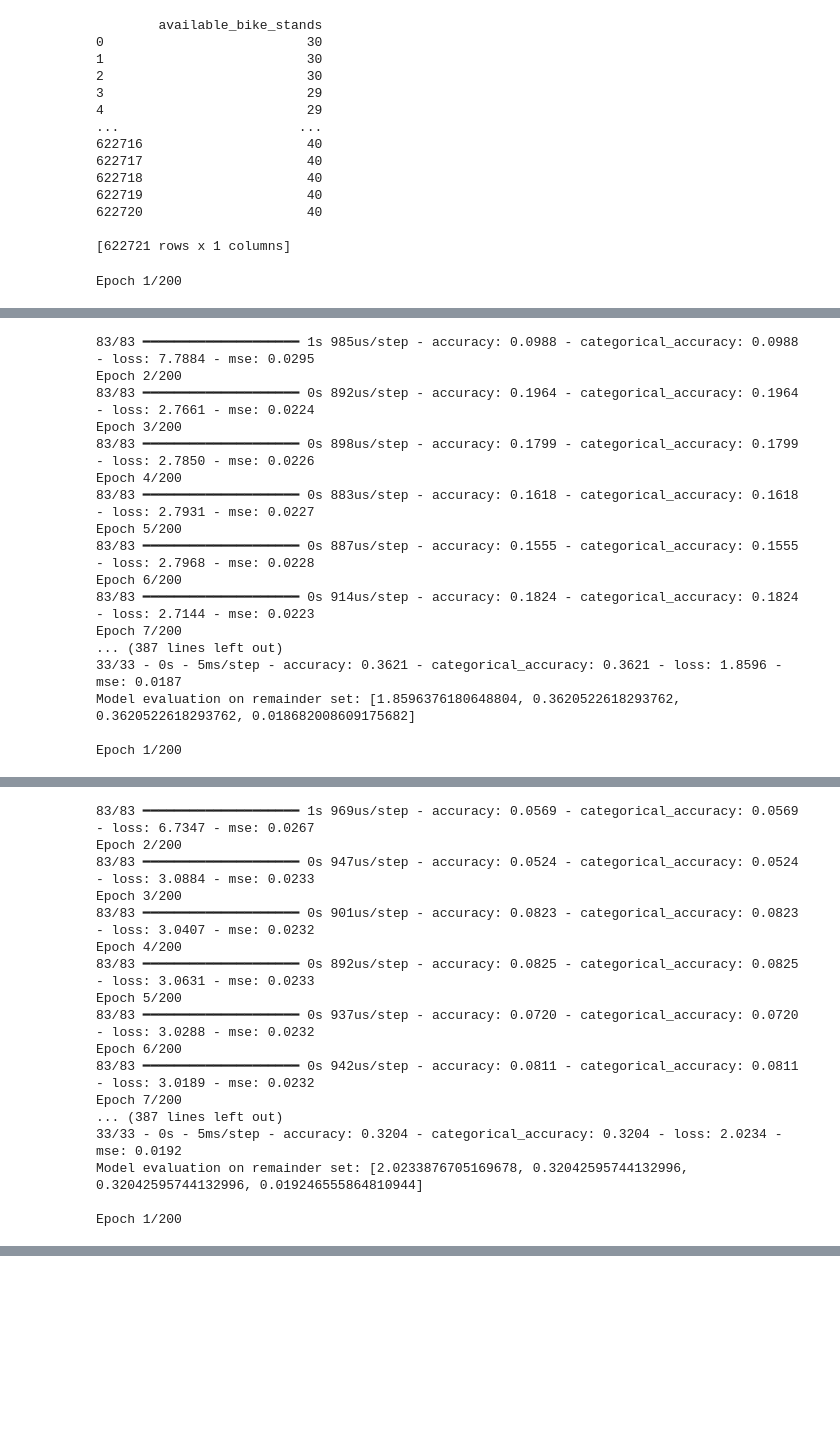
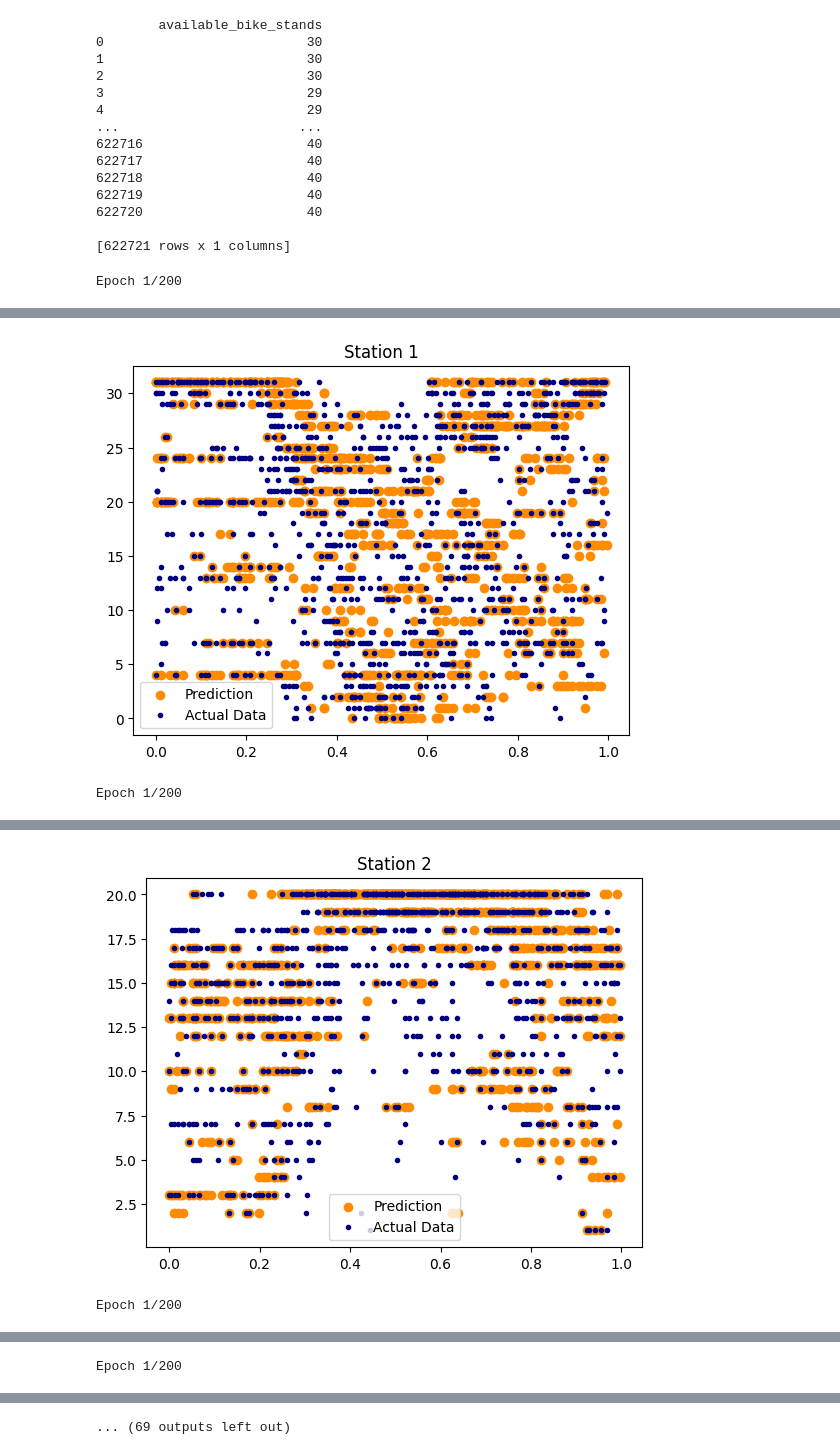
Before and after one commit to EamonnWalsh01/Software-Eng, a Jupyter notebook: fakebrain.ipynb, the cells around one changed output, grey strips where cells are left out. Saved outputs shown, nothing was run; the diff lists cells and outputs as text; code cells hidden in the pictures; blank space fills up the shorter version.

Commit message:
plotting for Neural net

```diff
--- a/fakebrain.ipynb
+++ b/fakebrain.ipynb
@@ -80,35 +79,32 @@ maxv = y_set.max()
+# %%
+model_accuracies = []
 # %%
 for num in station_number:
     x_set_num = x_set.loc[x_set['number'] == num]
     y_set_num = y_set[x_set['number'] == num]
-    # Drop 'number' column correctly
     x_set_num = x_set_num.drop('number', axis=1)
 
-    # One-hot encode correctly
     y_set_num = to_categorical(y_set_num, num_classes=41)  # Ensure num_classes matches your model's output
 
-    # Convert to DataFrame if necessary (may not be needed if using TensorFlow/Keras directly)
-    # y_set_num = pd.DataFrame(y_set_num)
 
     train_x = x_set_num.sample(frac=.8, replace=True)
     remainder_x = x_set_num.drop(train_x.index)
     y_set_num = pd.DataFrame(y_set_num)
 
-    # Reset index if necessary to ensure alignment
     x_set_num.reset_index(drop=True, inplace=True)
     y_set_num.reset_index(drop=True, inplace=True)
 
-    # Sample without replacement to avoid duplicate indices
     train_x = x_set_num.sample(frac=.8, replace=False)
     remainder_x = x_set_num.drop(train_x.index)
 
-    # Ensure that y_set is correctly indexed and matched based on the new indexing
     y_train = y_set_num.iloc[train_x.index]
     remainder_y = y_set_num.iloc[remainder_x.index]
     print()
-    # Define model as before...
     model = tf.keras.Sequential([
         tf.keras.layers.Normalization(input_shape=[10,], axis=None),
+        tf.keras.layers.Dense(100, activation='relu'),
+        tf.keras.layers.Dense(100, activation='relu'),
+        tf.keras.layers.Dense(100, activation='relu'),
         tf.keras.layers.Dense(100, activation='relu'),
         tf.keras.layers.Dense(100, activation='relu'),
         tf.keras.layers.Dense(100, activation='relu'),
@@ -118,11 +114,27 @@ for num in station_number:
 
     model.compile(optimizer='adam', loss="categorical_crossentropy", metrics=['accuracy', 'mse', 'categorical_accuracy'])
 
-    # Fit model using correctly shaped data
     model.fit(train_x, y_train, epochs=200, batch_size=50)
 
-    # Evaluate model using correctly shaped data
     evaluation = model.evaluate(remainder_x, remainder_y, verbose=2)
+    accuracy = evaluation[1]  # Assuming accuracy is the second metric
+    model_accuracies.append(accuracy)
     print(f"Model evaluation on remainder set: {evaluation}")
+    y_pred = model.predict(remainder_x)
+
+    # Assuming y_pred is one-hot encoded, you might need to convert it to labels if y_test is not one-hot encoded
+    # This step depends on the format of your y_test
+    y_pred_labels = np.argmax(y_pred, axis=1)
+    y_test_numerical = np.argmax(remainder_y.to_numpy(), axis=1)
+
+    # Plotting
+    plt.figure()
+    # Note: Adjust these x and y values according to your data structure and prediction results
+    plt.scatter(remainder_x['time_as_fraction'], y_pred_labels, color="darkorange", label="Prediction")
+    plt.plot(remainder_x['time_as_fraction'], y_test_numerical, 'o', color="navy", label="Actual Data", markersize=3)
+    plt.axis("tight")
+    plt.title(f"Station {num}")
+    plt.legend()
+    plt.show()
 # %% [output]
 Epoch 1/200
@@ -146,17 +158,2 @@ Epoch 1/200
+[figure, added]
-83/83 ━━━━━━━━━━━━━━━━━━━━ 1s 985us/step - accuracy: 0.0988 - categorical_accuracy: 0.0988 - loss: 7.7884 - mse: 0.0295
-Epoch 2/200
-83/83 ━━━━━━━━━━━━━━━━━━━━ 0s 892us/step - accuracy: 0.1964 - categorical_accuracy: 0.1964 - loss: 2.7661 - mse: 0.0224
-Epoch 3/200
-83/83 ━━━━━━━━━━━━━━━━━━━━ 0s 898us/step - accuracy: 0.1799 - categorical_accuracy: 0.1799 - loss: 2.7850 - mse: 0.0226
-Epoch 4/200
-83/83 ━━━━━━━━━━━━━━━━━━━━ 0s 883us/step - accuracy: 0.1618 - categorical_accuracy: 0.1618 - loss: 2.7931 - mse: 0.0227
-Epoch 5/200
-83/83 ━━━━━━━━━━━━━━━━━━━━ 0s 887us/step - accuracy: 0.1555 - categorical_accuracy: 0.1555 - loss: 2.7968 - mse: 0.0228
-Epoch 6/200
-83/83 ━━━━━━━━━━━━━━━━━━━━ 0s 914us/step - accuracy: 0.1824 - categorical_accuracy: 0.1824 - loss: 2.7144 - mse: 0.0223
-Epoch 7/200
-... (387 lines left out)
-33/33 - 0s - 5ms/step - accuracy: 0.3621 - categorical_accuracy: 0.3621 - loss: 1.8596 - mse: 0.0187
-Model evaluation on remainder set: [1.8596376180648804, 0.3620522618293762, 0.3620522618293762, 0.018682008609175682]
-
 Epoch 1/200
@@ -180,17 +177,2 @@ Epoch 1/200
+[figure, added]
-83/83 ━━━━━━━━━━━━━━━━━━━━ 1s 969us/step - accuracy: 0.0569 - categorical_accuracy: 0.0569 - loss: 6.7347 - mse: 0.0267
-Epoch 2/200
-83/83 ━━━━━━━━━━━━━━━━━━━━ 0s 947us/step - accuracy: 0.0524 - categorical_accuracy: 0.0524 - loss: 3.0884 - mse: 0.0233
-Epoch 3/200
-83/83 ━━━━━━━━━━━━━━━━━━━━ 0s 901us/step - accuracy: 0.0823 - categorical_accuracy: 0.0823 - loss: 3.0407 - mse: 0.0232
-Epoch 4/200
-83/83 ━━━━━━━━━━━━━━━━━━━━ 0s 892us/step - accuracy: 0.0825 - categorical_accuracy: 0.0825 - loss: 3.0631 - mse: 0.0233
-Epoch 5/200
-83/83 ━━━━━━━━━━━━━━━━━━━━ 0s 937us/step - accuracy: 0.0720 - categorical_accuracy: 0.0720 - loss: 3.0288 - mse: 0.0232
-Epoch 6/200
-83/83 ━━━━━━━━━━━━━━━━━━━━ 0s 942us/step - accuracy: 0.0811 - categorical_accuracy: 0.0811 - loss: 3.0189 - mse: 0.0232
-Epoch 7/200
-... (387 lines left out)
-33/33 - 0s - 5ms/step - accuracy: 0.3204 - categorical_accuracy: 0.3204 - loss: 2.0234 - mse: 0.0192
-Model evaluation on remainder set: [2.0233876705169678, 0.32042595744132996, 0.32042595744132996, 0.019246555864810944]
-
 Epoch 1/200
@@ -197,0 +197 @@ KeyboardInterrupt:
+Epoch 1/200
@@ -197,0 +216 @@ KeyboardInterrupt:
+... (69 outputs left out)
```
Also changed, not shown: parts of 5 cells of this notebook, 1 other file.
